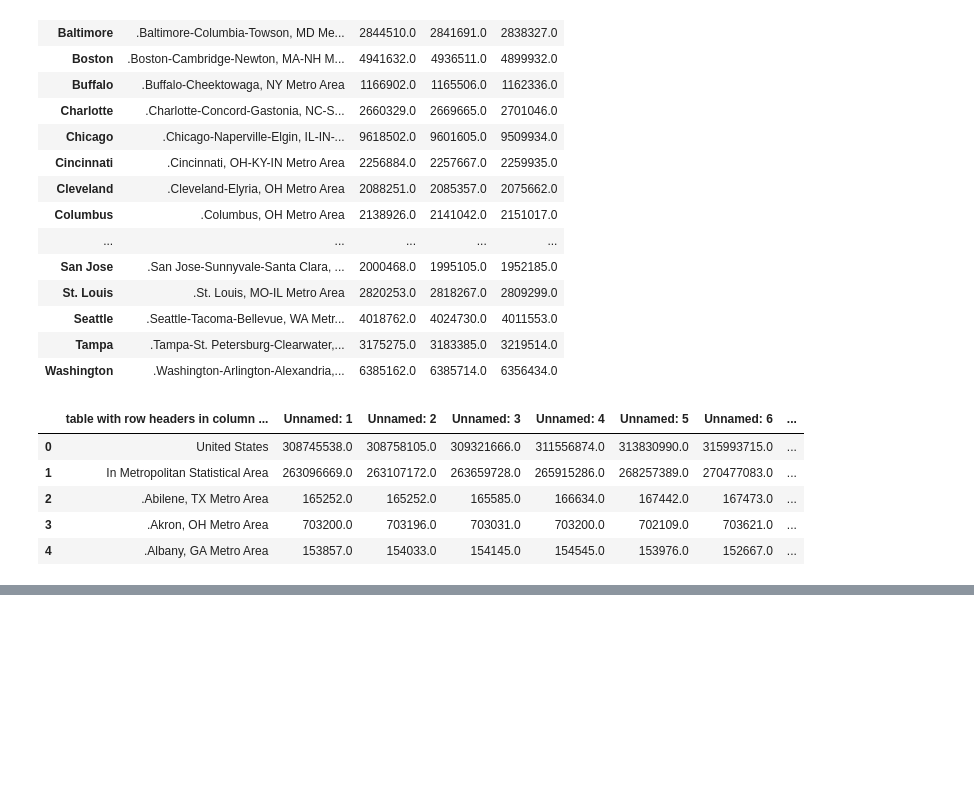
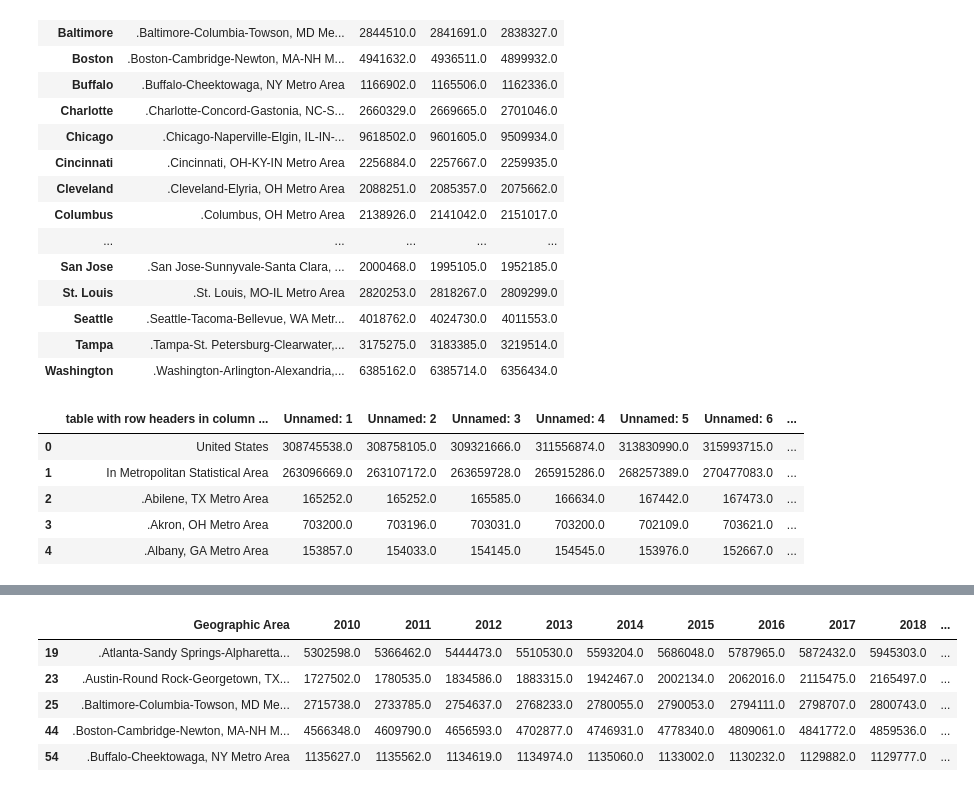
Before and after one commit to RL-Lane/Professional-Sports, a Jupyter notebook: Notebooks/US Census Data.ipynb, the cells around one changed output, grey strips where cells are left out. Drawn from its saved outputs; the diff is of its cells as text; code cells hidden in the pictures; blank space fills up the shorter version.

```diff
--- a/US Census Data.ipynb
+++ b/Notebooks/US Census Data.ipynb
@@ -317,0 +265,19 @@ census_2016.to_csv('us_census_data_2016.csv')
+# %%
+new_2016_df = pd.DataFrame(columns = ['Geographic Area', '2010', '2011', '2012', '2013', '2014',
+                                      '2015', '2016', '2017', '2018', '2019'])
+temp_2016_df = pd.DataFrame()
+for city in us_cities_2016:
+    temp_2016_df = pro_us_cities_2016.loc[pro_us_cities_2016['Geographic Area'].str.contains(city)]
+    temp_2016_df = temp_2016_df.sort_values('2016',ascending=False)
+    temp_2016_df['City'] = city
+    new_2016_df=new_2016_df.append(temp_2016_df.head(1))
+
+census_2016 = new_2016_df.drop(columns=['Census', 'Est. Base'])
+census_2016.head()
+# %% [output]
+|  | Geographic Area | 2010 | 2011 | 2012 | 2013 | 2014 | 2015 | 2016 | 2017 | 2018 | ... |
+| 19 | .Atlanta-Sandy Springs-Alpharetta... | 5302598.0 | 5366462.0 | 5444473.0 | 5510530.0 | 5593204.0 | 5686048.0 | 5787965.0 | 5872432.0 | 5945303.0 | ... |
+| 23 | .Austin-Round Rock-Georgetown, TX... | 1727502.0 | 1780535.0 | 1834586.0 | 1883315.0 | 1942467.0 | 2002134.0 | 2062016.0 | 2115475.0 | 2165497.0 | ... |
+| 25 | .Baltimore-Columbia-Towson, MD Me... | 2715738.0 | 2733785.0 | 2754637.0 | 2768233.0 | 2780055.0 | 2790053.0 | 2794111.0 | 2798707.0 | 2800743.0 | ... |
+| 44 | .Boston-Cambridge-Newton, MA-NH M... | 4566348.0 | 4609790.0 | 4656593.0 | 4702877.0 | 4746931.0 | 4778340.0 | 4809061.0 | 4841772.0 | 4859536.0 | ... |
+| 54 | .Buffalo-Cheektowaga, NY Metro Area | 1135627.0 | 1135562.0 | 1134619.0 | 1134974.0 | 1135060.0 | 1133002.0 | 1130232.0 | 1129882.0 | 1129777.0 | ... |
```
Also changed, not shown: parts of 9 cells of this notebook, 3 other files.
